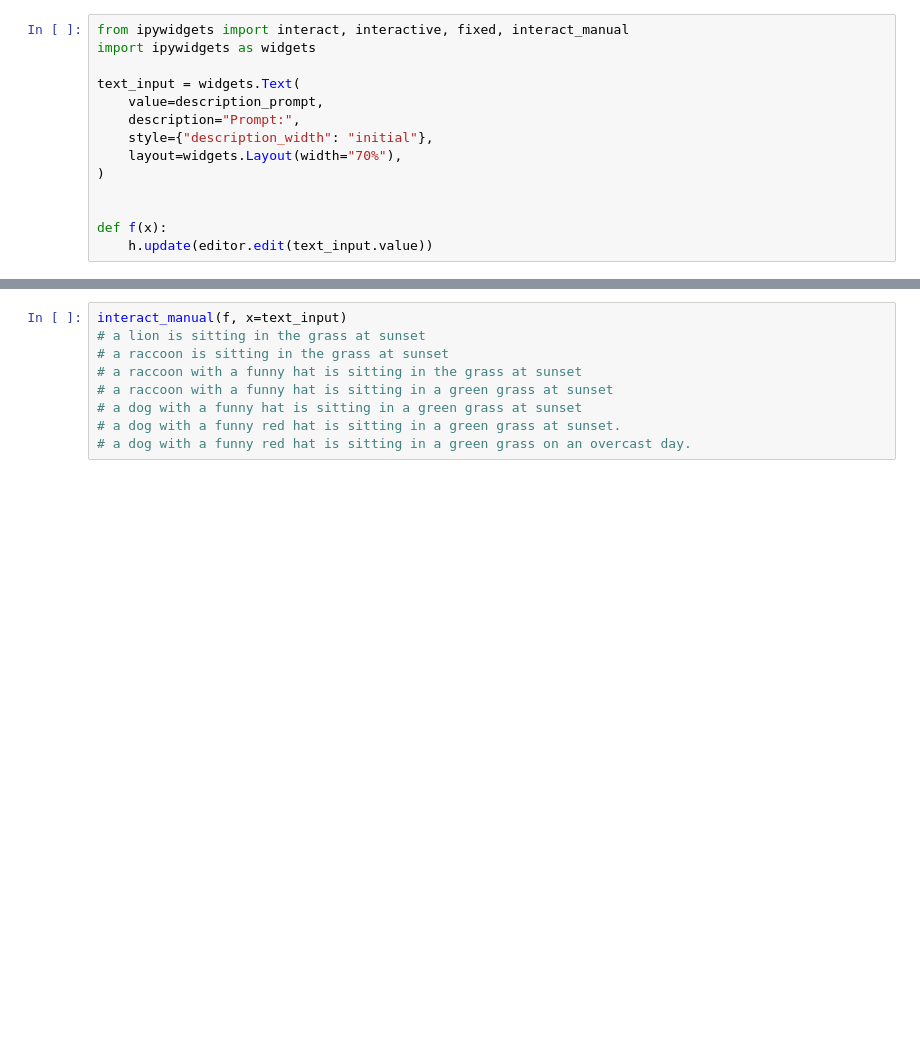
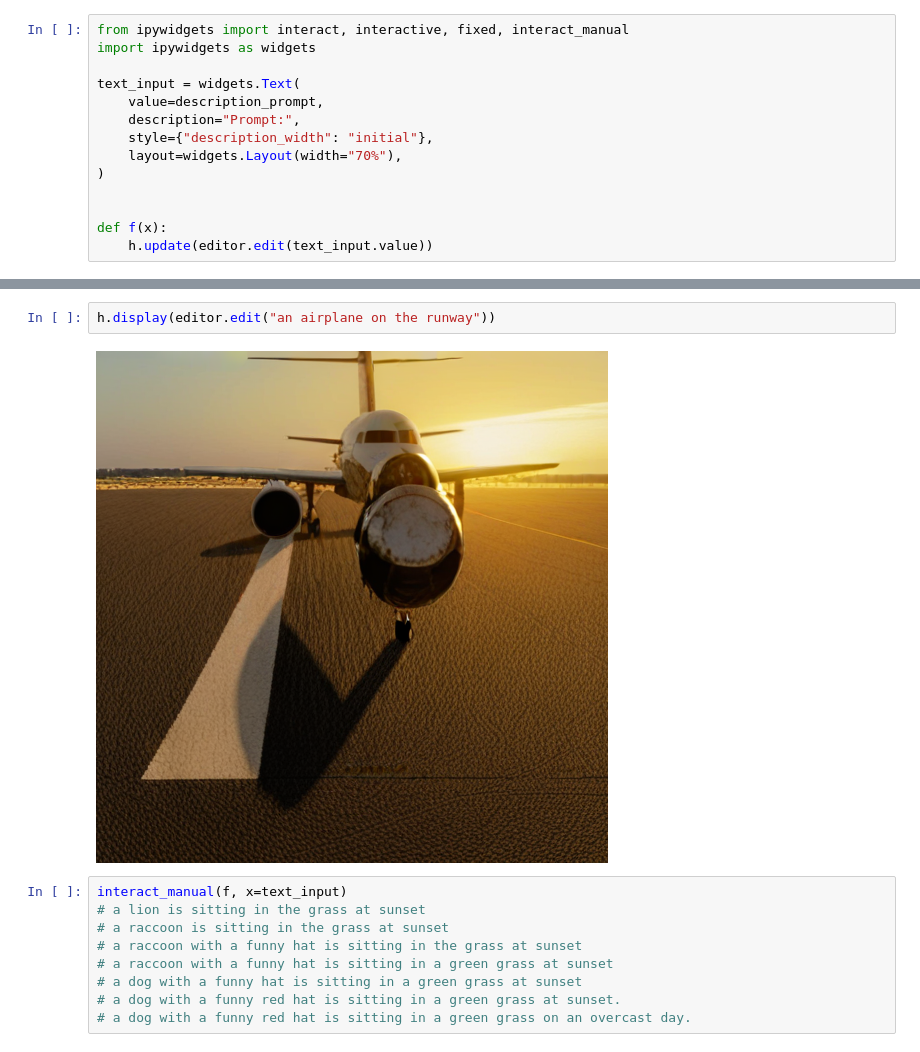
Before and after one commit to tropylium/NewtonRaphsonInversion, a Jupyter notebook: RealTimeEditingNotebook.ipynb, the cells around one changed output, grey strips where cells are left out. Drawn from its saved outputs; the diff is of its cells as text; blank space fills up the shorter version.

```diff
--- a/RealTimeEditingNotebook.ipynb
+++ b/RealTimeEditingNotebook.ipynb
@@ -172,3 +184,7 @@ h.display(editor.edit(description_prompt))
+# %%
+h.display(editor.edit("an airplane on the runway"))
+# %% [output]
+[figure, added]
 # %%
 interact_manual(f, x=text_input)
 # a lion is sitting in the grass at sunset
```
Also changed, not shown: parts of 9 cells of this notebook, 3 other files.
